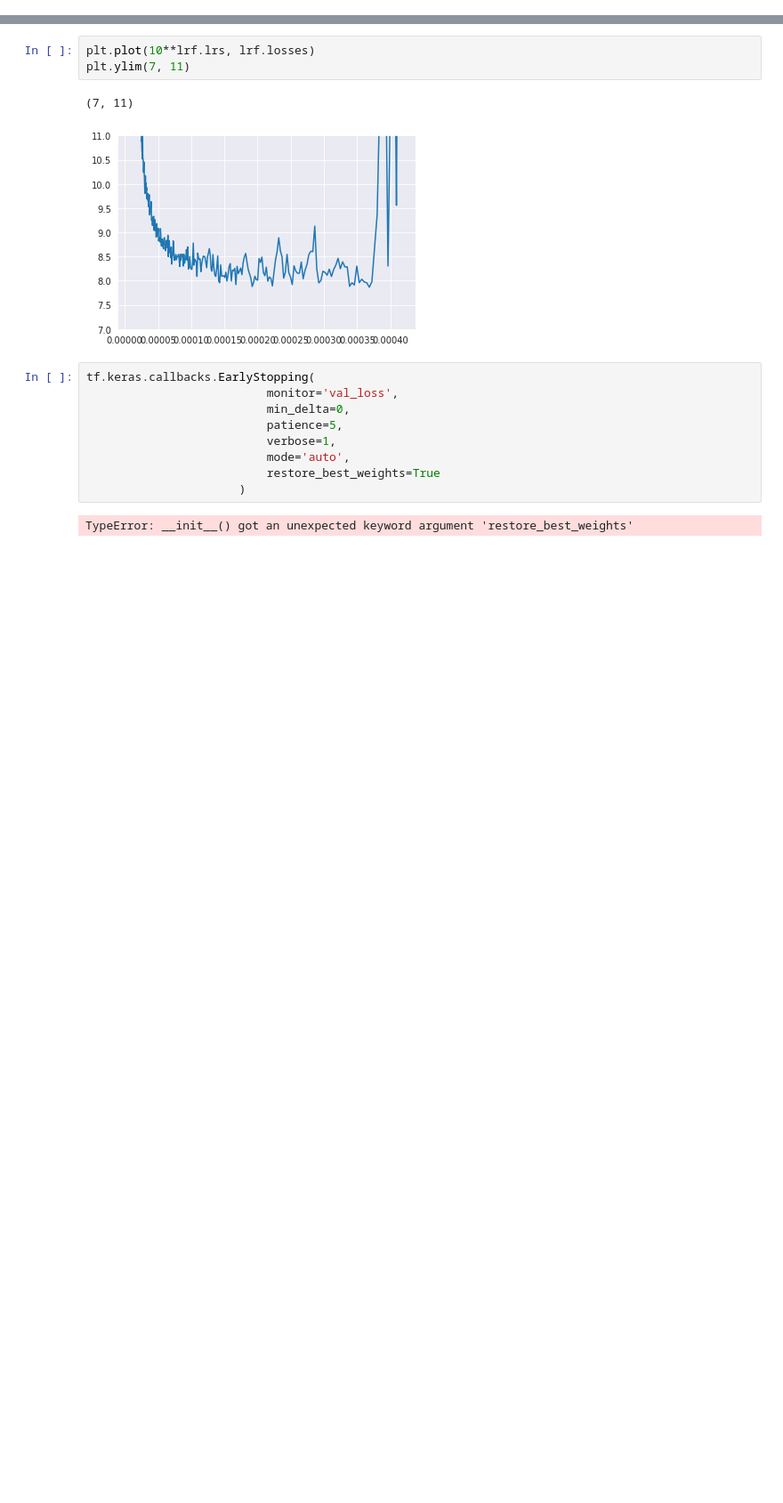
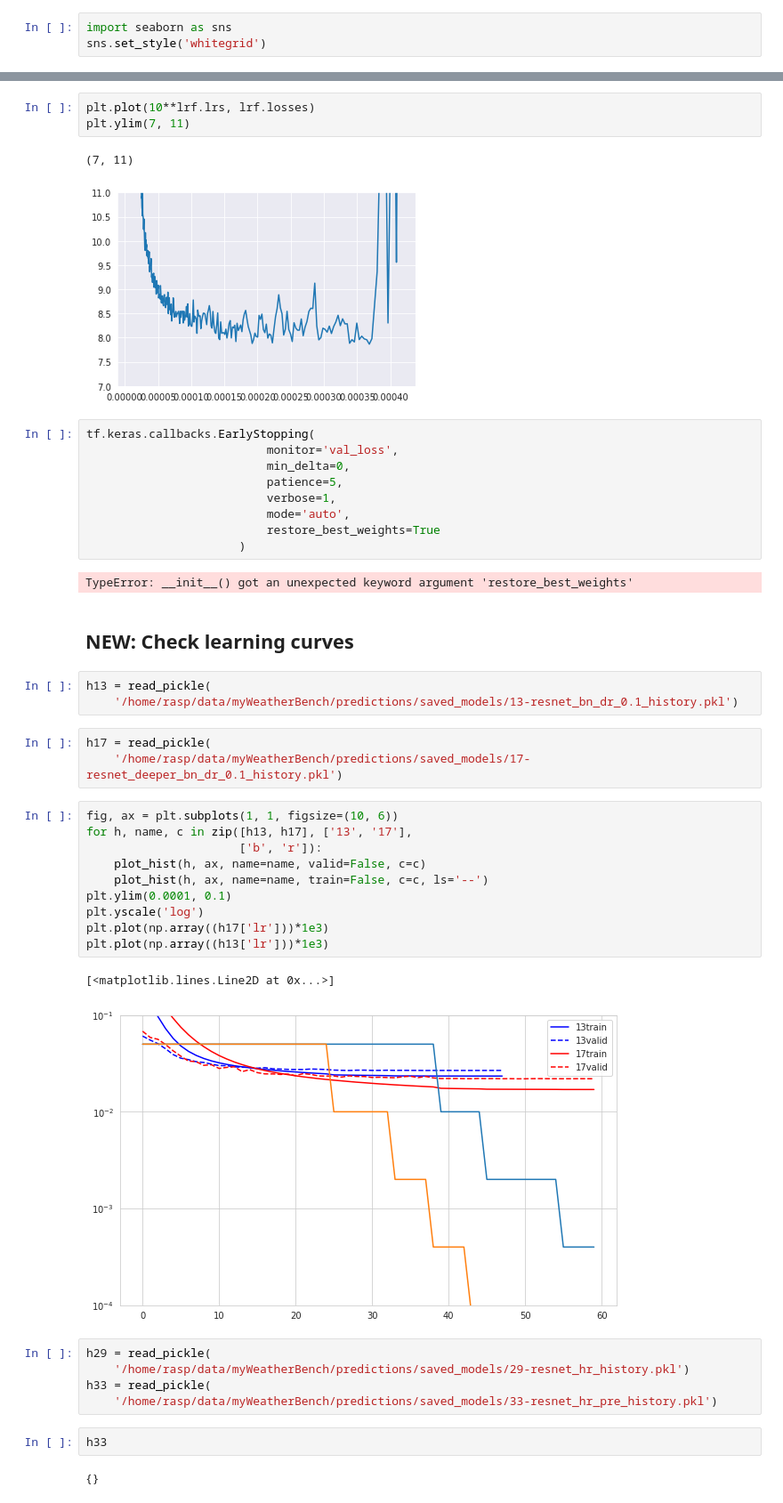
Before and after one commit to sagar-garg/WeatherBench, a Jupyter notebook: devlog/03-lr-schedule-Copy1.ipynb, the cells around one changed output, grey strips where cells are left out. Shown at 89% size. Cells and saved outputs as stored; diff of their text form; blank space fills up the shorter version.

```diff
--- a/devlog/03-lr-schedule-Copy1.ipynb
+++ b/devlog/03-lr-schedule-Copy1.ipynb
@@ -14,4 +14,7 @@ from src.utils import *
 from src.networks import *
 from src.data_generator import *
 import matplotlib.pyplot as plt
+# %%
+import seaborn as sns
+sns.set_style('whitegrid')
 # %%
@@ -333,3 +336,33 @@ tf.keras.callbacks.EarlyStopping(
                       )
 # %% [output]
 TypeError: __init__() got an unexpected keyword argument 'restore_best_weights'
+# %% [markdown]
+## NEW: Check learning curves
+# %%
+h13 = read_pickle(
+    '/home/rasp/data/myWeatherBench/predictions/saved_models/13-resnet_bn_dr_0.1_history.pkl')
+# %%
+h17 = read_pickle(
+    '/home/rasp/data/myWeatherBench/predictions/saved_models/17-resnet_deeper_bn_dr_0.1_history.pkl')
+# %%
+fig, ax = plt.subplots(1, 1, figsize=(10, 6))
+for h, name, c in zip([h13, h17], ['13', '17'],
+                      ['b', 'r']):
+    plot_hist(h, ax, name=name, valid=False, c=c)
+    plot_hist(h, ax, name=name, train=False, c=c, ls='--')
+plt.ylim(0.0001, 0.1)
+plt.yscale('log')
+plt.plot(np.array((h17['lr']))*1e3)
+plt.plot(np.array((h13['lr']))*1e3)
+# %% [output]
+[<matplotlib.lines.Line2D at 0x...>]
+[figure, added]
+# %%
+h29 = read_pickle(
+    '/home/rasp/data/myWeatherBench/predictions/saved_models/29-resnet_hr_history.pkl')
+h33 = read_pickle(
+    '/home/rasp/data/myWeatherBench/predictions/saved_models/33-resnet_hr_pre_history.pkl')
+# %%
+h33
+# %% [output]
+{}
```
Also changed, not shown: parts of 2 cells of this notebook, 42 other files.
